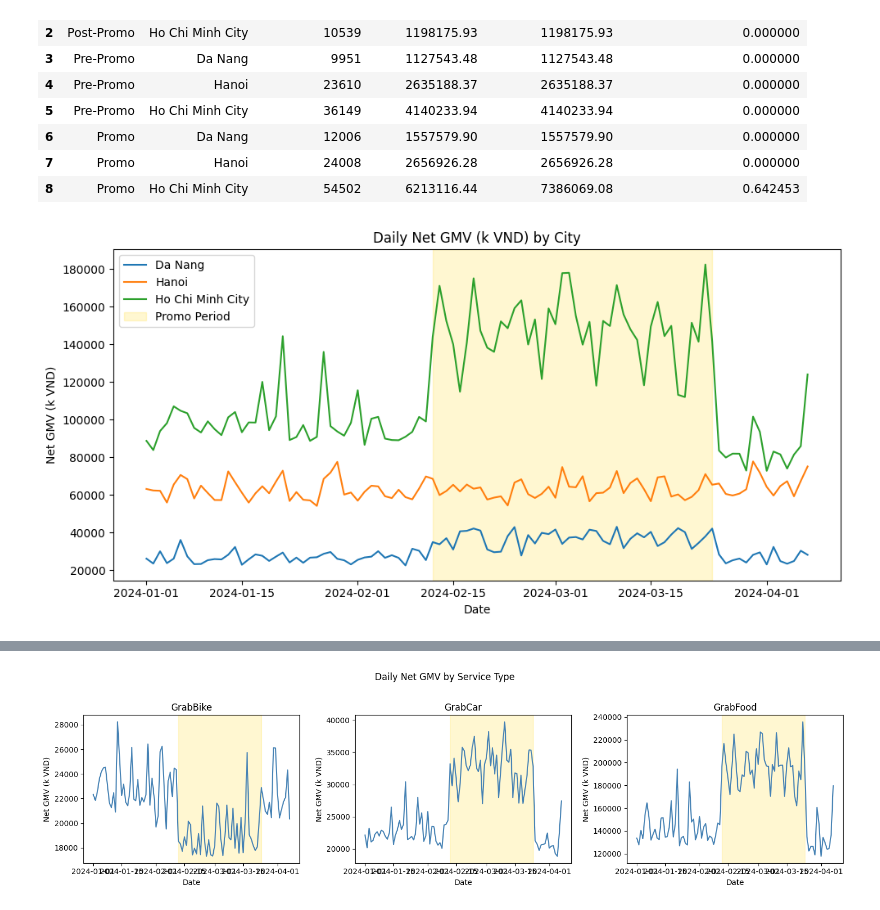
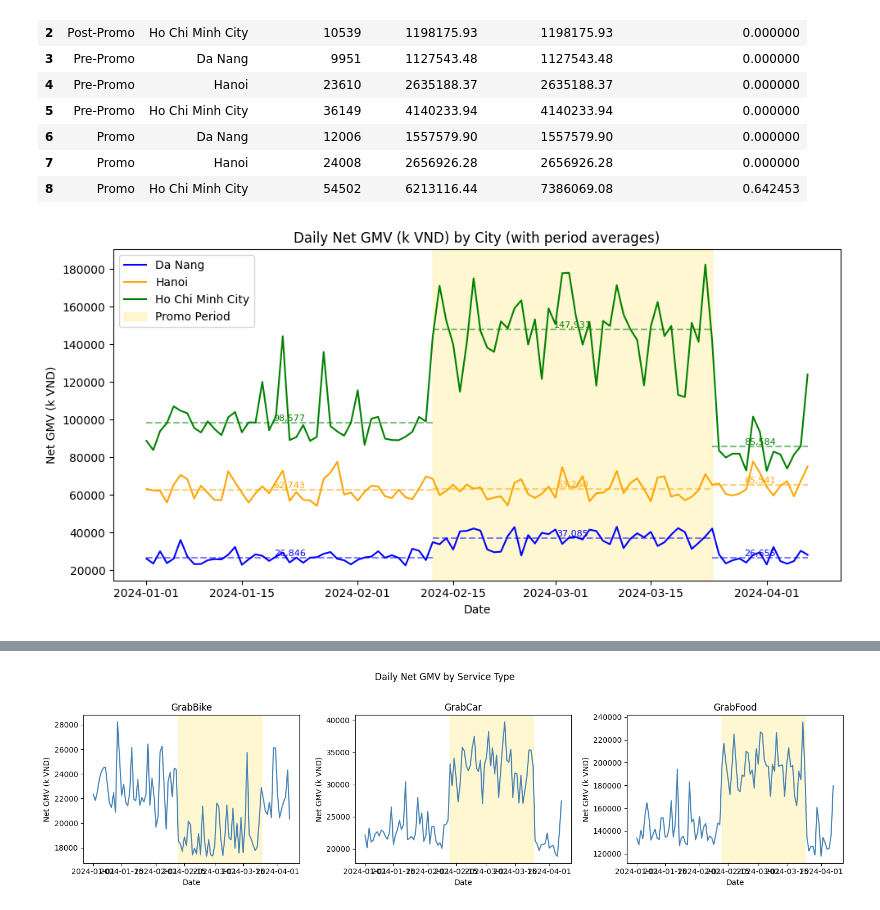
Before and after one commit to tonyvu1289/grab-assignment, a Jupyter notebook: basic_eda.ipynb, the cells around one changed output, grey strips where cells are left out. Cells and saved outputs as stored; diff of their text form; code cells hidden in the pictures.

```diff
--- a/basic_eda.ipynb
+++ b/basic_eda.ipynb
@@ -181,35 +181,65 @@ summary_by_period_city
 # %%
 # Chart: Daily net GMV by city with highlighted promo period
 plot_df = (
     daily_gmv_summary
     .groupby(['date', 'city'], as_index=False)['net_gmv_k_vnd']
     .sum()
     .sort_values('date')
 )
+plot_df['date'] = pd.to_datetime(plot_df['date'], errors='coerce')
 
 promo_start = pd.Timestamp('2024-02-12')
 promo_end = pd.Timestamp('2024-03-24')
+pre_promo_start = plot_df['date'].min()
+post_promo_end = plot_df['date'].max()
 
-plt.figure(figsize=(10, 5))
+fig, ax = plt.subplots(figsize=(10, 5))
+city_colors = {'Da Nang': 'blue', 'Hanoi': 'orange', 'Ho Chi Minh City': 'green'}
+
 for city, sub in plot_df.groupby('city'):
-    plt.plot(sub['date'], sub['net_gmv_k_vnd'], label=city)
+    sub = sub.copy()
+    sub['date'] = pd.to_datetime(sub['date'], errors='coerce')
+    ax.plot(sub['date'], sub['net_gmv_k_vnd'], label=city, color=city_colors.get(city))
 
-plt.axvspan(
+    # Calculate averages for each period
+    pre_promo_data = sub[sub['date'] < promo_start]
+    during_promo_data = sub[(sub['date'] >= promo_start) & (sub['date'] <= promo_end)]
+    post_promo_data = sub[sub['date'] > promo_end]
+
+    pre_promo_avg = pre_promo_data['net_gmv_k_vnd'].mean() if len(pre_promo_data) > 0 else None
+    during_promo_avg = during_promo_data['net_gmv_k_vnd'].mean() if len(during_promo_data) > 0 else None
+    post_promo_avg = post_promo_data['net_gmv_k_vnd'].mean() if len(post_promo_data) > 0 else None
+
+    # Draw average lines constrained to their periods
+    if pre_promo_avg is not None:
+        ax.hlines(pre_promo_avg, pre_promo_start, promo_start, colors=city_colors.get(city), linestyles='--', alpha=0.5, linewidth=1.5)
+        mid_date = pre_promo_start + (promo_start - pre_promo_start) / 2
+        ax.text(mid_date, pre_promo_avg, f'{pre_promo_avg:,.0f}', fontsize=8, color=city_colors.get(city), va='bottom', ha='center')
+    if during_promo_avg is not None:
+        ax.hlines(during_promo_avg, promo_start, promo_end, colors=city_colors.get(city), linestyles='--', alpha=0.5, linewidth=1.5)
+        mid_date = promo_start + (promo_end - promo_start) / 2
+        ax.text(mid_date, during_promo_avg, f'{during_promo_avg:,.0f}', fontsize=8, color=city_colors.get(city), va='bottom', ha='center')
+    if post_promo_avg is not None:
+        ax.hlines(post_promo_avg, promo_end, post_promo_end, colors=city_colors.get(city), linestyles='--', alpha=0.5, linewidth=1.5)
+        mid_date = promo_end + (post_promo_end - promo_end) / 2
+        ax.text(mid_date, post_promo_avg, f'{post_promo_avg:,.0f}', fontsize=8, color=city_colors.get(city), va='bottom', ha='center')
+
+ax.axvspan(
     promo_start,
     promo_end,
     color='gold',
     alpha=0.18,
     label='Promo Period'
 )
 
-plt.title('Daily Net GMV (k VND) by City')
+plt.title('Daily Net GMV (k VND) by City (with period averages)')
 plt.xlabel('Date')
 plt.ylabel('Net GMV (k VND)')
 plt.legend()
 plt.tight_layout()
 plt.show()
 # %% [output]
-[figure, old version]
+[figure, new version]
 # %%
 # Chart: daily net GMV by user segment AND city with highlighted promo period
 tx_segment = transactions.merge(
```
Also changed, not shown: parts of 4 cells of this notebook.
